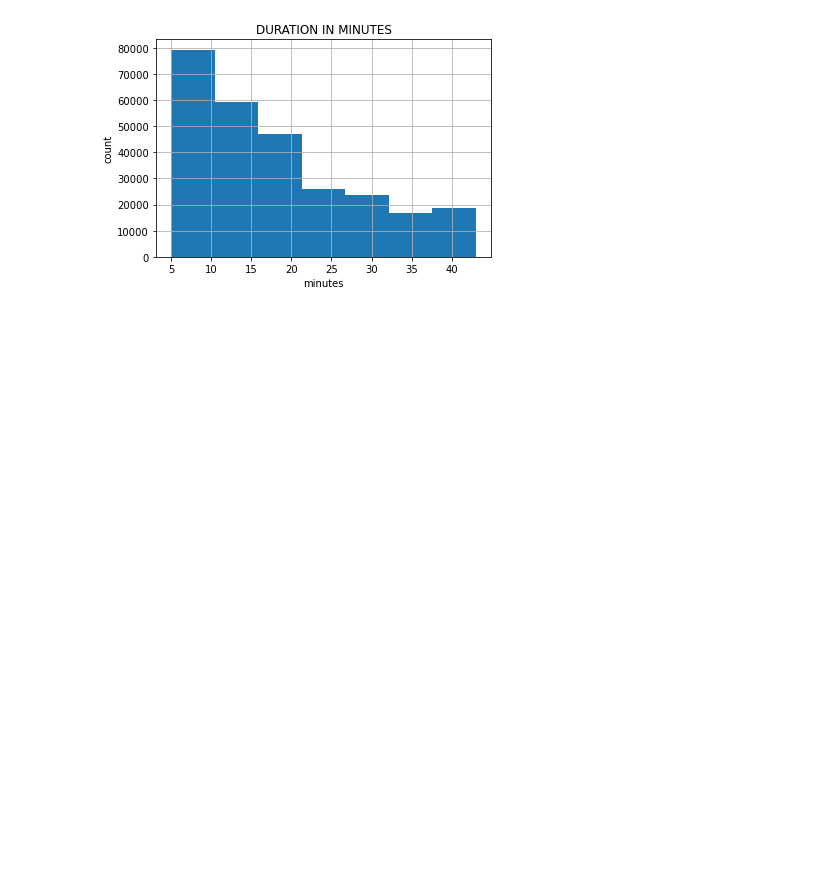
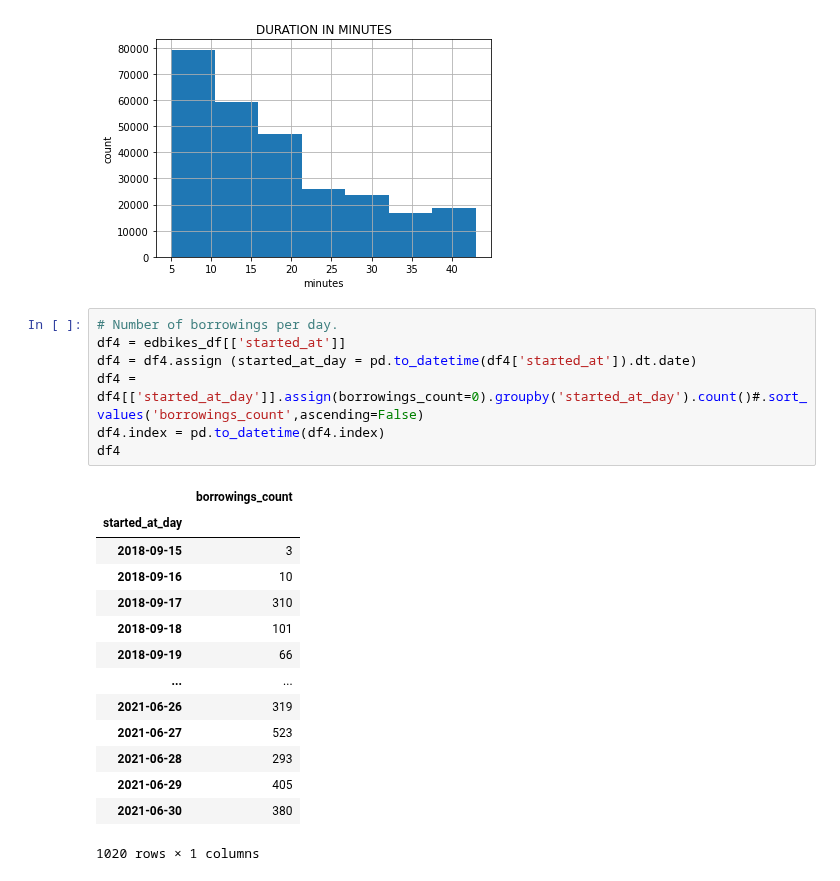
Before and after one commit to Jorgevalaho/Python_project, a Jupyter notebook: Python_project.ipynb, the cells around one changed output. Saved outputs shown, nothing was run; the diff lists cells and outputs as text; blank space fills up the shorter version.

Commit message:
Added number of borrowings per day.

```diff
--- a/Python_project.ipynb
+++ b/Python_project.ipynb
@@ -367,3 +367,25 @@ plt.grid(True)
 plt.show()
 # %% [output]
 [figure]
+# %%
+# Number of borrowings per day.
+df4 = edbikes_df[['started_at']]
+df4 = df4.assign (started_at_day = pd.to_datetime(df4['started_at']).dt.date)
+df4 = df4[['started_at_day']].assign(borrowings_count=0).groupby('started_at_day').count()#.sort_values('borrowings_count',ascending=False)
+df4.index = pd.to_datetime(df4.index)
+df4
+# %% [output]
+|  | borrowings_count |
+| started_at_day |  |
+| 2018-09-15 | 3 |
+| 2018-09-16 | 10 |
+| 2018-09-17 | 310 |
+| 2018-09-18 | 101 |
+| 2018-09-19 | 66 |
+| ... | ... |
+| 2021-06-26 | 319 |
+| 2021-06-27 | 523 |
+| 2021-06-28 | 293 |
+| 2021-06-29 | 405 |
+| 2021-06-30 | 380 |
+1020 rows × 1 columns
```
